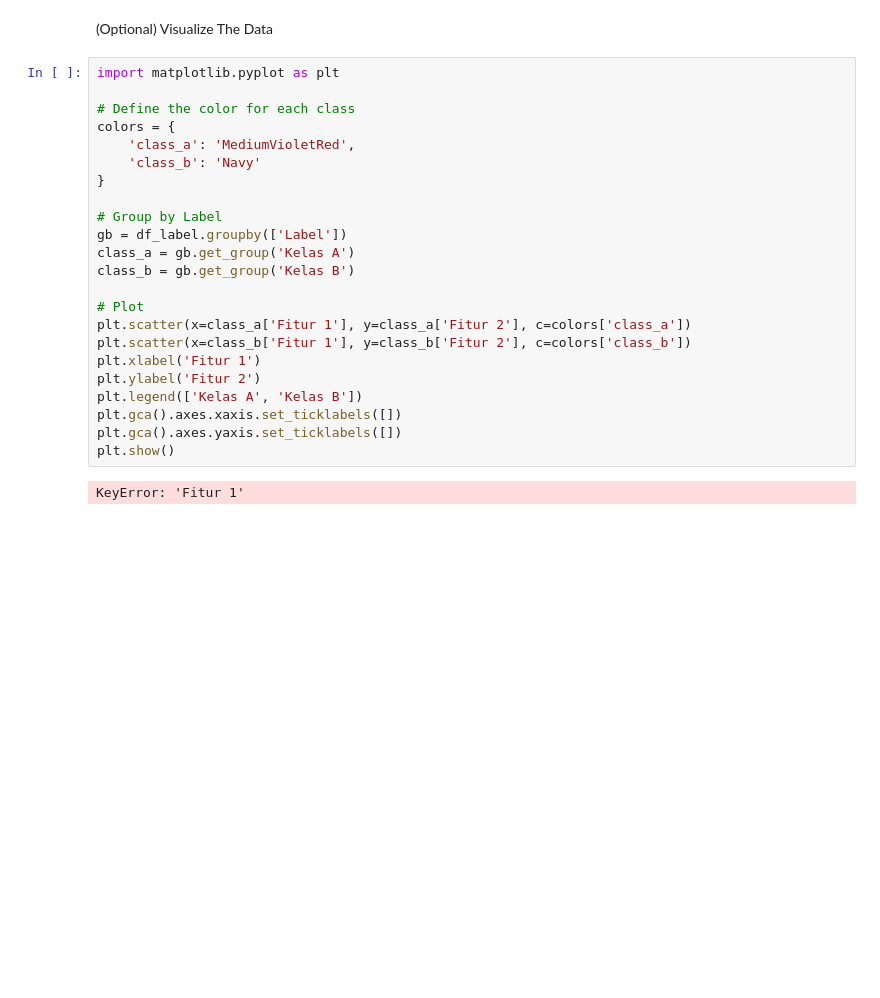
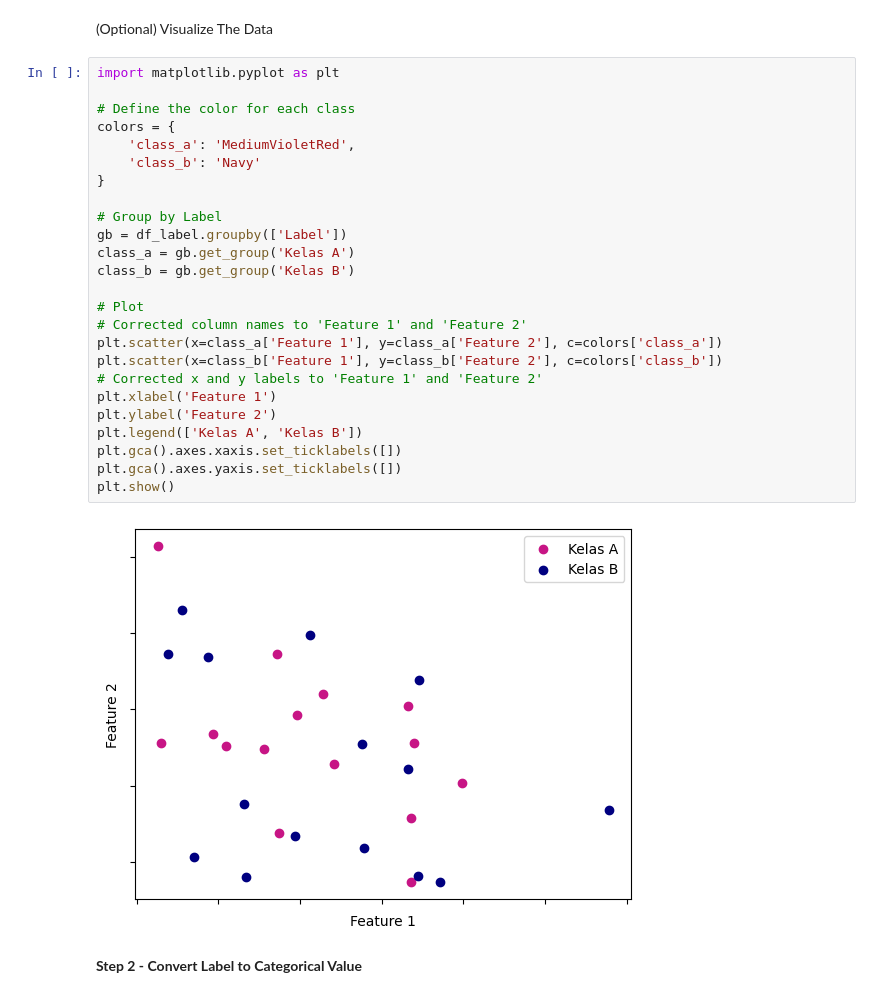
Before and after one commit to azahrasalsaa/machine_learning, a Jupyter notebook: Jobsheet4.ipynb, the cells around one changed output. Cells and saved outputs as stored; diff of their text form; blank space fills up the shorter version.

```diff
--- a/Jobsheet4.ipynb
+++ b/Jobsheet4.ipynb
@@ -103,25 +103,29 @@ df_label.head()
 # %%
 import matplotlib.pyplot as plt
 
 # Define the color for each class
 colors = {
     'class_a': 'MediumVioletRed',
     'class_b': 'Navy'
 }
 
 # Group by Label
 gb = df_label.groupby(['Label'])
 class_a = gb.get_group('Kelas A')
 class_b = gb.get_group('Kelas B')
 
 # Plot
-plt.scatter(x=class_a['Fitur 1'], y=class_a['Fitur 2'], c=colors['class_a'])
-plt.scatter(x=class_b['Fitur 1'], y=class_b['Fitur 2'], c=colors['class_b'])
-plt.xlabel('Fitur 1')
-plt.ylabel('Fitur 2')
+# Corrected column names to 'Feature 1' and 'Feature 2'
+plt.scatter(x=class_a['Feature 1'], y=class_a['Feature 2'], c=colors['class_a'])
+plt.scatter(x=class_b['Feature 1'], y=class_b['Feature 2'], c=colors['class_b'])
+# Corrected x and y labels to 'Feature 1' and 'Feature 2'
+plt.xlabel('Feature 1')
+plt.ylabel('Feature 2')
 plt.legend(['Kelas A', 'Kelas B'])
 plt.gca().axes.xaxis.set_ticklabels([])
 plt.gca().axes.yaxis.set_ticklabels([])
 plt.show()
 # %% [output]
-KeyError: 'Fitur 1'
+[figure, added]
+# %% [markdown]
+**Step 2 - Convert Label to Categorical Value**
```
Also changed, not shown: parts of 83 cells of this notebook.
